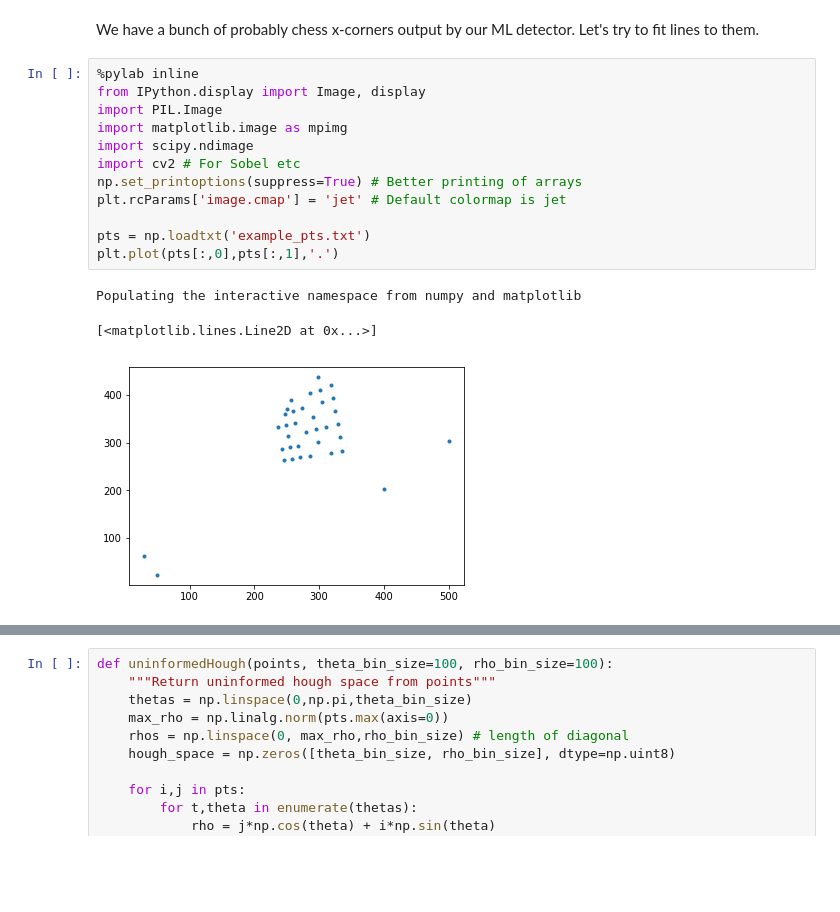
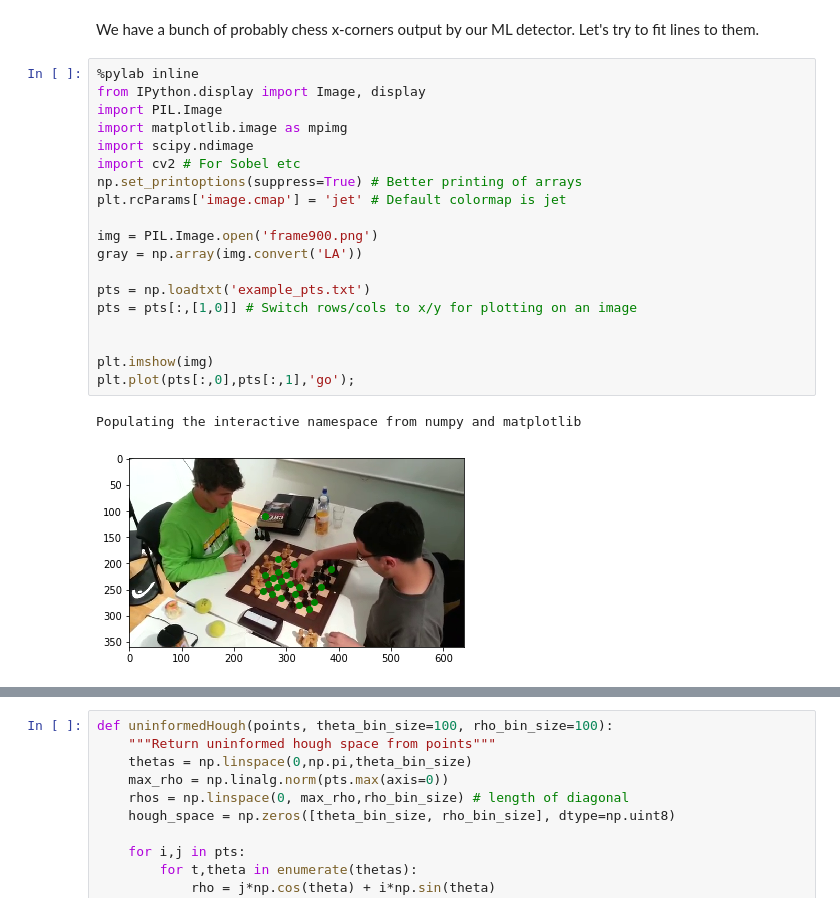
Before and after one commit to Elucidation/ChessboardDetect, a Jupyter notebook: InformedHoughOnPoints.ipynb, the cells around one changed output, grey strips where cells are left out. Saved outputs shown, nothing was run; the diff lists cells and outputs as text; blank space fills up the shorter version.

```diff
--- a/InformedHoughOnPoints.ipynb
+++ b/InformedHoughOnPoints.ipynb
@@ -3,19 +3,25 @@ We have a bunch of probably chess x-corners output by our ML detector. Let's try
 # %%
 %pylab inline
 from IPython.display import Image, display
 import PIL.Image
 import matplotlib.image as mpimg
 import scipy.ndimage
 import cv2 # For Sobel etc
 np.set_printoptions(suppress=True) # Better printing of arrays
 plt.rcParams['image.cmap'] = 'jet' # Default colormap is jet
 
+img = PIL.Image.open('frame900.png')
+gray = np.array(img.convert('LA'))
+
 pts = np.loadtxt('example_pts.txt')
-plt.plot(pts[:,0],pts[:,1],'.')
+pts = pts[:,[1,0]] # Switch rows/cols to x/y for plotting on an image
+
+
+plt.imshow(img)
+plt.plot(pts[:,0],pts[:,1],'go');
 # %% [output]
 Populating the interactive namespace from numpy and matplotlib
-[<matplotlib.lines.Line2D at 0x...>]
-[figure, old version]
+[figure, new version]
 # %%
 from scipy.spatial import Delaunay
 
```
Also changed, not shown: parts of 17 cells of this notebook, 2 other files.
